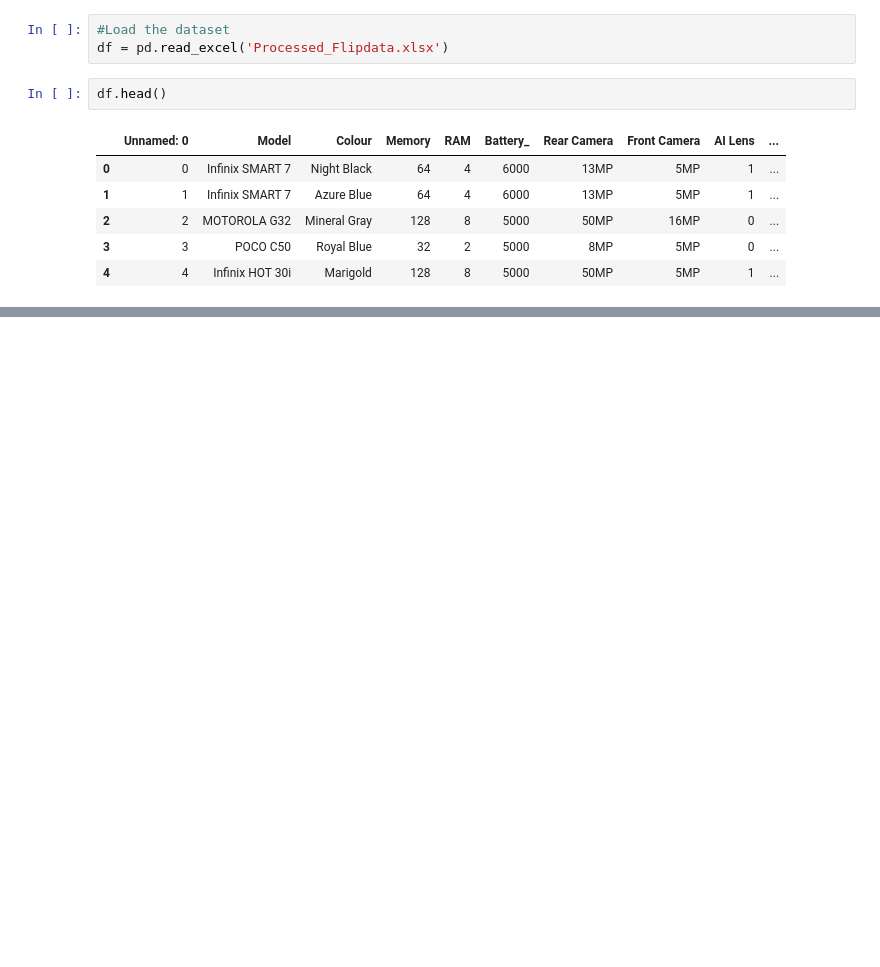
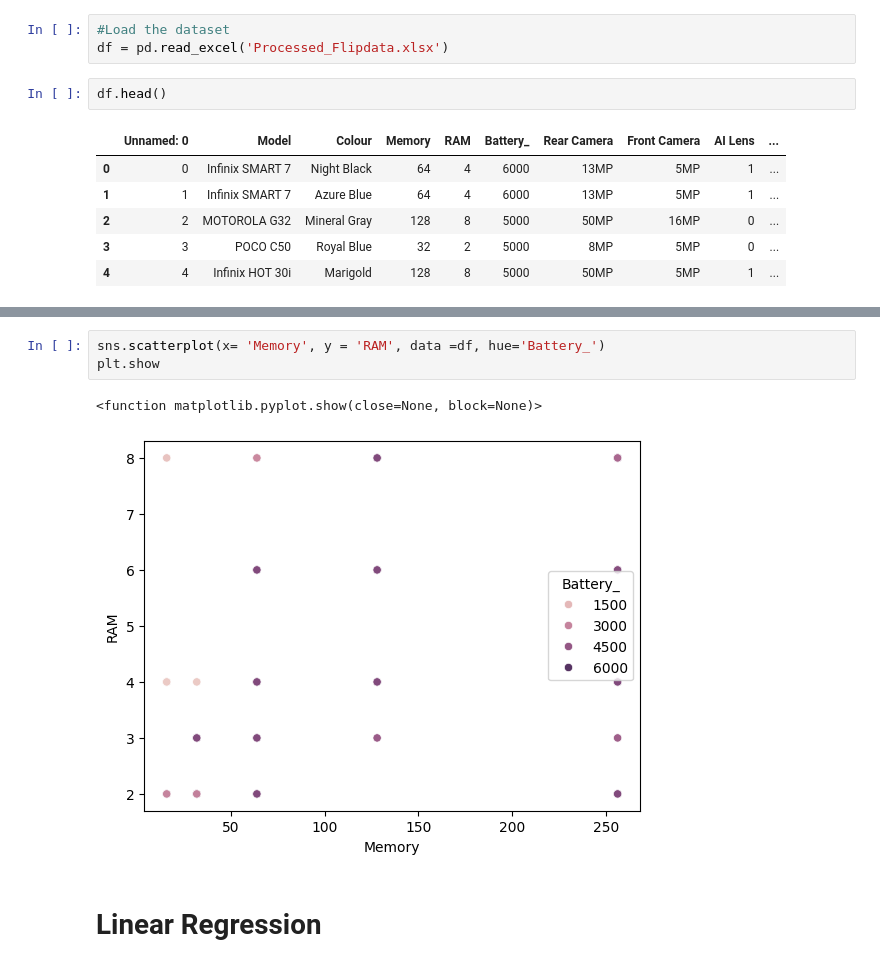
Before and after one commit to Meghna2395/NextHikes--Feature-Extraction-and-Price-Prediction-for-Mobile-Phones, a Jupyter notebook: Feature Extraction and Price Prediction for Mobile Phones.ipynb, the cells around one changed output, grey strips where cells are left out. Drawn from its saved outputs; the diff is of its cells as text; blank space fills up the shorter version.

Commit message:
Linear Regression

```diff
--- a/Feature Extraction and Price Prediction for Mobile Phones.ipynb
+++ b/Feature Extraction and Price Prediction for Mobile Phones.ipynb
@@ -35,0 +131,8 @@ dtype: int64
+# %%
+sns.scatterplot(x= 'Memory', y = 'RAM', data =df, hue='Battery_')
+plt.show
+# %% [output]
+<function matplotlib.pyplot.show(close=None, block=None)>
+[figure, added]
+# %% [markdown]
+# **Linear Regression**
```
Also changed, not shown: parts of 36 cells of this notebook.
